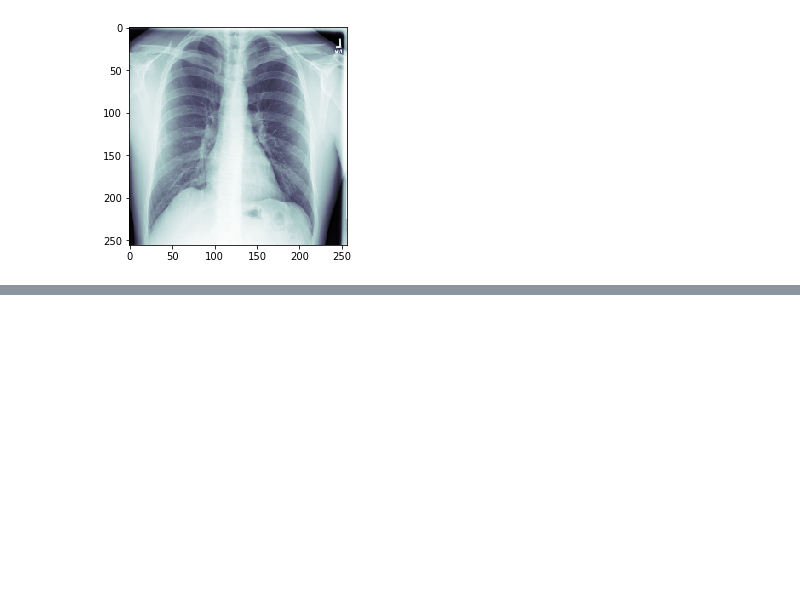
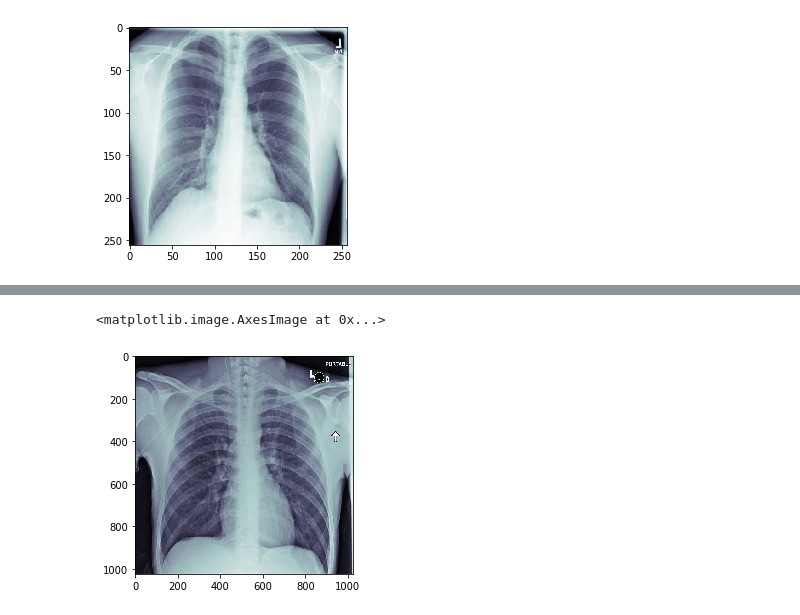
Before and after one commit to pyaf/siim-acr-pneumothorax-segmentation, a Jupyter notebook: notebooks/prepare_npy.ipynb, the cells around one changed output, grey strips where cells are left out. Cells and saved outputs as stored; diff of their text form; code cells hidden in the pictures; blank space fills up the shorter version.

```diff
--- a/notebooks/prepare_npy.ipynb
+++ b/notebooks/prepare_npy.ipynb
@@ -130,0 +136,2 @@ plt.imshow(img[:, :, 0], cmap='bone')
+# %%
+test_images = glob.glob('../data/stage2/test_dicoms/*')
@@ -130,0 +158,8 @@ plt.imshow(img[:, :, 0], cmap='bone')
+# %%
+
+dataset = pydicom.dcmread(test_images[0])
+img = dataset.pixel_array.astype('float32')
+plt.imshow(img / 255, cmap='bone')
+# %% [output]
+<matplotlib.image.AxesImage at 0x...>
+[figure, added]
```
Also changed, not shown: parts of 7 cells of this notebook, 43 other files.
